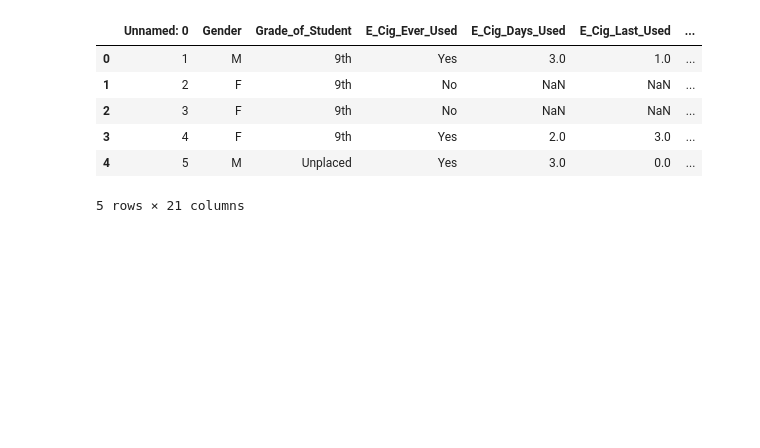
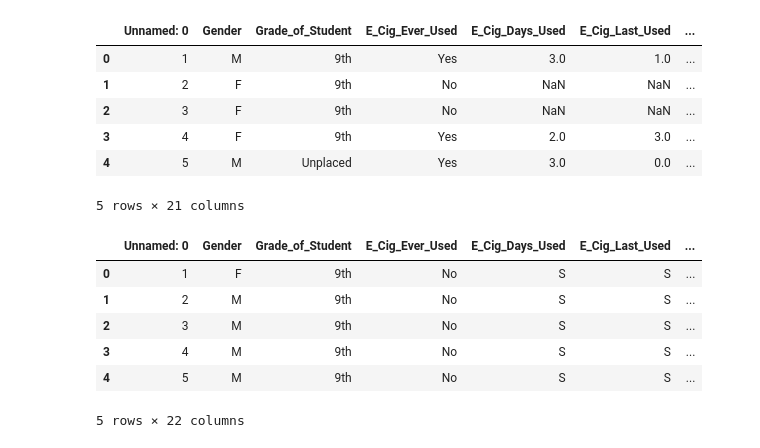
Before and after one commit to kh-bh/IntroToDSFinalProject, a Jupyter notebook: NYTS 2016-2022 Full Data/MergingData.ipynb, the cells around one changed output. Cells and saved outputs as stored; diff of their text form; code cells hidden in the pictures; blank space fills up the shorter version.

```diff
--- a/NYTS 2016-2022 Full Data/MergingData.ipynb
+++ b/NYTS 2016-2022 Full Data/MergingData.ipynb
@@ -16,3 +36,13 @@ NYTS2020.head()
 | 3 | 4 | F | 9th | Yes | 2.0 | 3.0 | ... |
 | 4 | 5 | M | Unplaced | Yes | 3.0 | 0.0 | ... |
 5 rows × 21 columns
+# %%
+NYTS2019.head()
+# %% [output]
+|  | Unnamed: 0 | Gender | Grade_of_Student | E_Cig_Ever_Used | E_Cig_Days_Used | E_Cig_Last_Used | ... |
+| 0 | 1 | F | 9th | No | S | S | ... |
+| 1 | 2 | M | 9th | No | S | S | ... |
+| 2 | 3 | M | 9th | No | S | S | ... |
+| 3 | 4 | M | 9th | No | S | S | ... |
+| 4 | 5 | M | 9th | No | S | S | ... |
+5 rows × 22 columns
```
Also changed, not shown: parts of 7 cells of this notebook, 2 other files.
